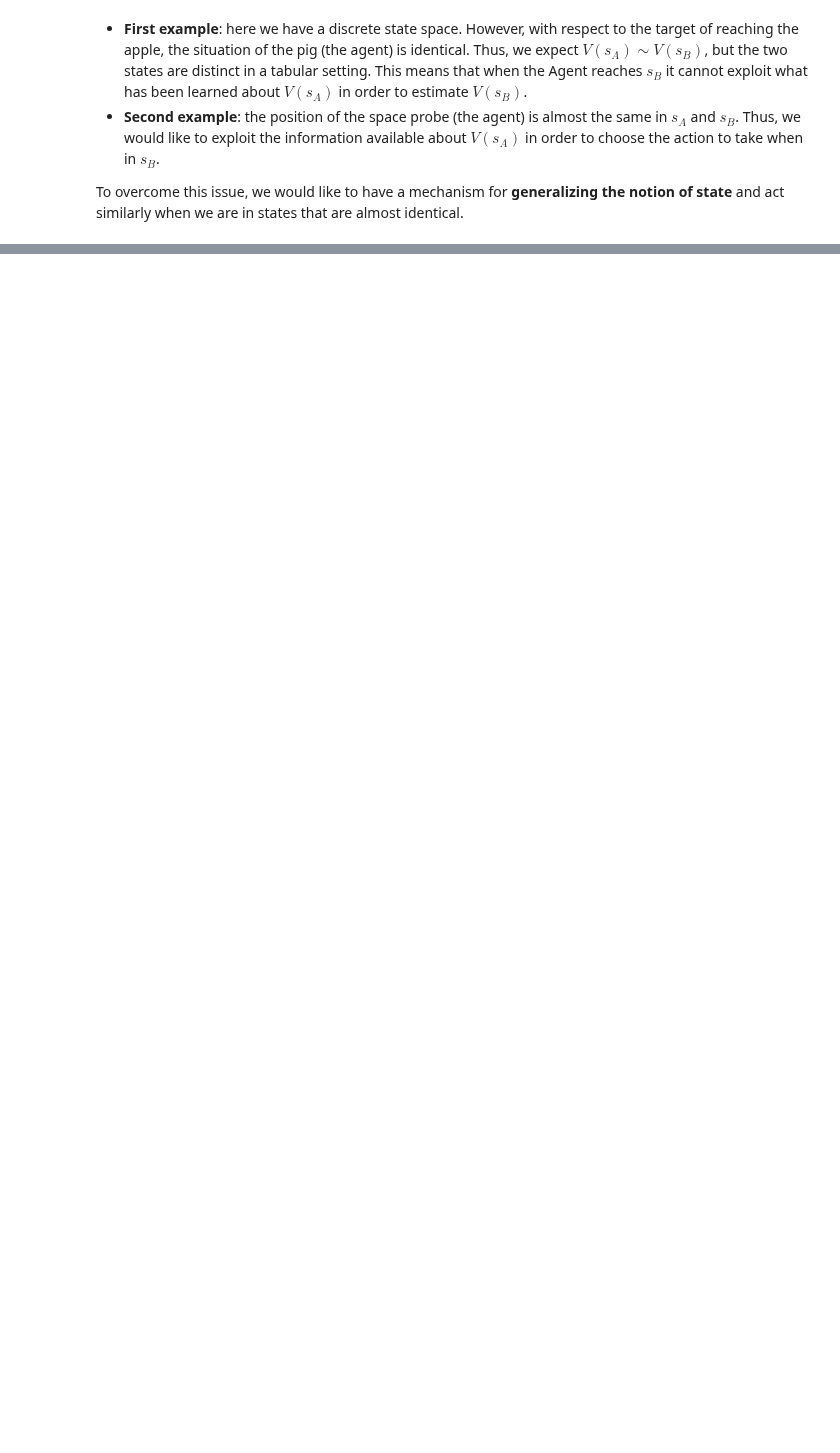
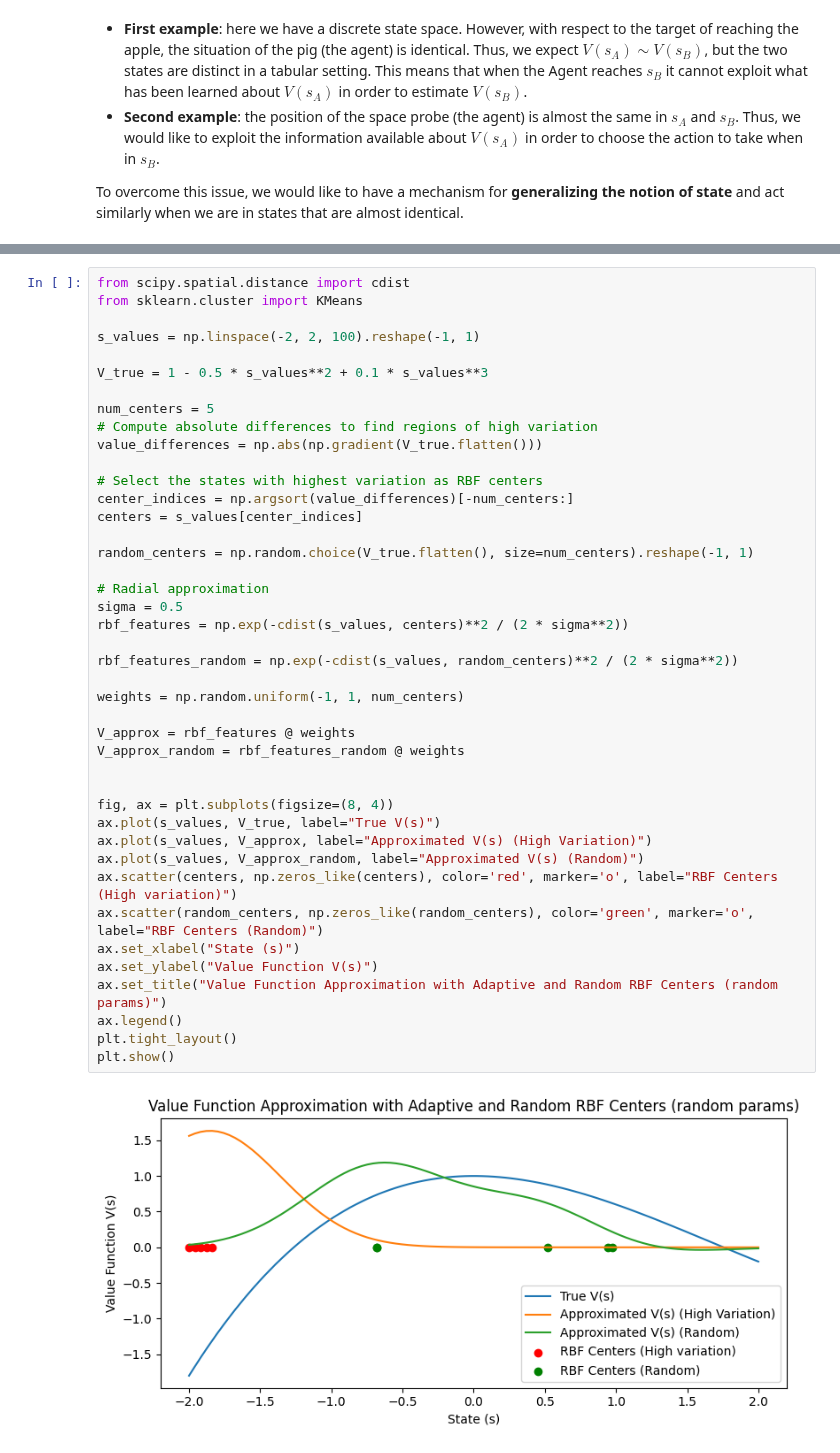
Before and after one commit to afflint/rlcoding, a Jupyter notebook: 2024-25/L2.0-value-function-approximation.ipynb, the cells around one changed output, grey strips where cells are left out. Drawn from its saved outputs; the diff is of its cells as text; blank space fills up the shorter version.

```diff
--- a/2024-25/L2.0-value-function-approximation.ipynb
+++ b/2024-25/L2.0-value-function-approximation.ipynb
@@ -102,0 +246,44 @@ Action taken 3
+# %%
+from scipy.spatial.distance import cdist
+from sklearn.cluster import KMeans
+
+s_values = np.linspace(-2, 2, 100).reshape(-1, 1)
+
+V_true = 1 - 0.5 * s_values**2 + 0.1 * s_values**3
+
+num_centers = 5
+# Compute absolute differences to find regions of high variation
+value_differences = np.abs(np.gradient(V_true.flatten()))
+
+# Select the states with highest variation as RBF centers
+center_indices = np.argsort(value_differences)[-num_centers:]
+centers = s_values[center_indices]
+
+random_centers = np.random.choice(V_true.flatten(), size=num_centers).reshape(-1, 1)
+
+# Radial approximation
+sigma = 0.5
+rbf_features = np.exp(-cdist(s_values, centers)**2 / (2 * sigma**2))
+
+rbf_features_random = np.exp(-cdist(s_values, random_centers)**2 / (2 * sigma**2))
+
+weights = np.random.uniform(-1, 1, num_centers)
+
+V_approx = rbf_features @ weights
+V_approx_random = rbf_features_random @ weights
+
+
+fig, ax = plt.subplots(figsize=(8, 4))
+ax.plot(s_values, V_true, label="True V(s)")
+ax.plot(s_values, V_approx, label="Approximated V(s) (High Variation)")
+ax.plot(s_values, V_approx_random, label="Approximated V(s) (Random)")
+ax.scatter(centers, np.zeros_like(centers), color='red', marker='o', label="RBF Centers (High variation)")
+ax.scatter(random_centers, np.zeros_like(random_centers), color='green', marker='o', label="RBF Centers (Random)")
+ax.set_xlabel("State (s)")
+ax.set_ylabel("Value Function V(s)")
+ax.set_title("Value Function Approximation with Adaptive and Random RBF Centers (random params)")
+ax.legend()
+plt.tight_layout()
+plt.show()
+# %% [output]
+[figure, added]
```
Also changed, not shown: parts of 13 cells of this notebook, 1 other file.
